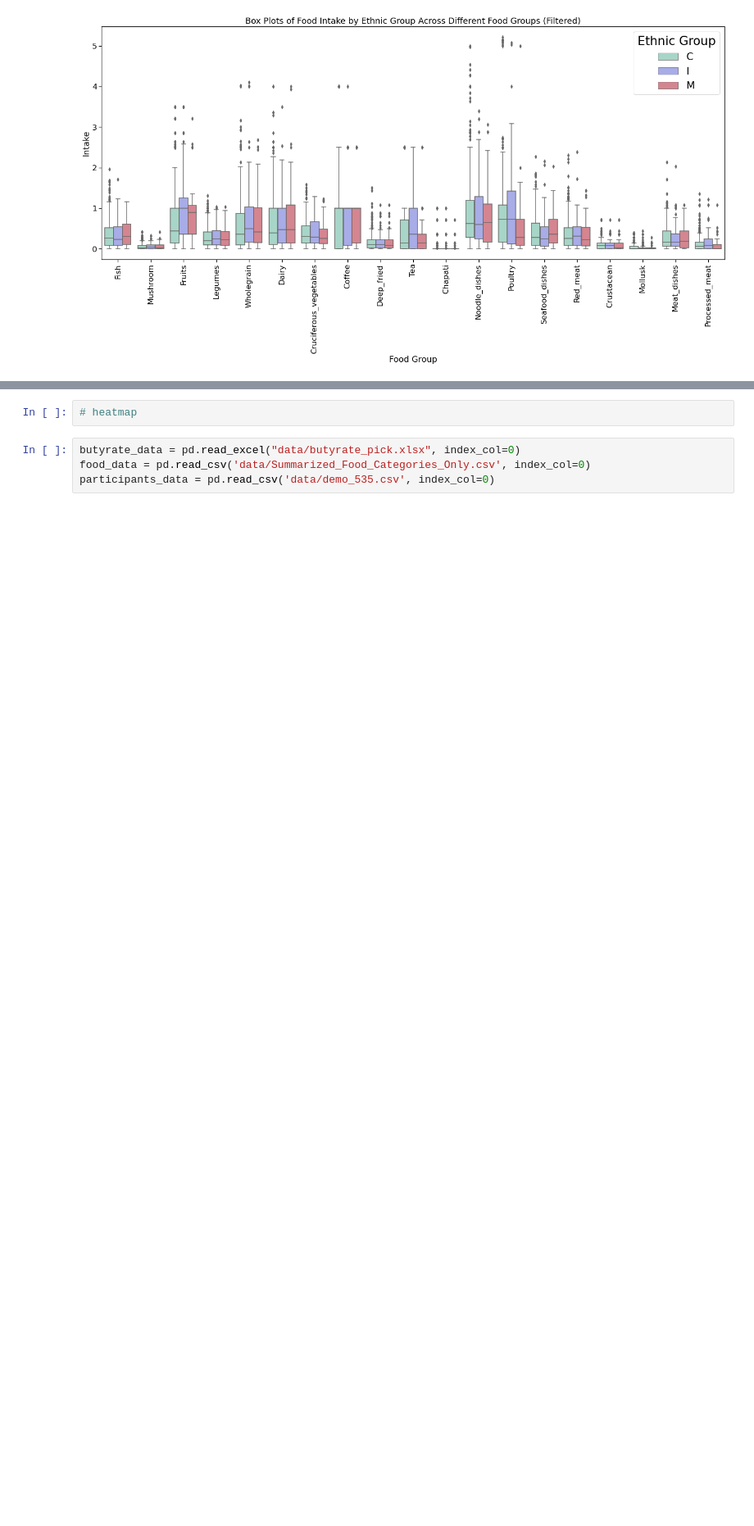
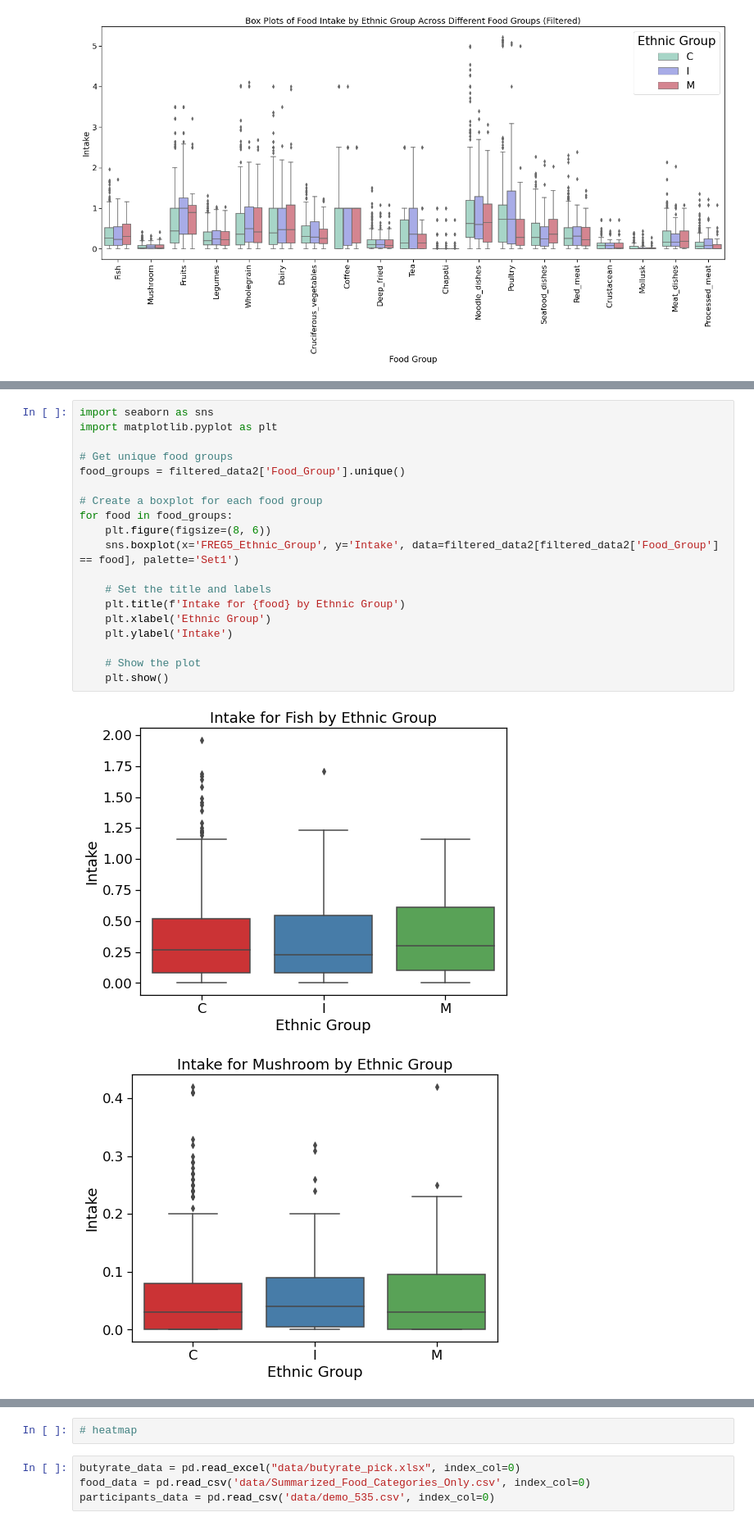
Before and after one commit to jaspershen-lab/HELIOS-project, a Jupyter notebook: 1-code/ruwen/race_food.ipynb, the cells around one changed output, grey strips where cells are left out. Shown at 82% size. Cells and saved outputs as stored; diff of their text form; blank space fills up the shorter version.

```diff
--- a/1-code/ruwen/race_food.ipynb
+++ b/1-code/ruwen/race_food.ipynb
@@ -297,0 +314,22 @@ plt.show()
+# %%
+import seaborn as sns
+import matplotlib.pyplot as plt
+
+# Get unique food groups
+food_groups = filtered_data2['Food_Group'].unique()
+
+# Create a boxplot for each food group
+for food in food_groups:
+    plt.figure(figsize=(8, 6))
+    sns.boxplot(x='FREG5_Ethnic_Group', y='Intake', data=filtered_data2[filtered_data2['Food_Group'] == food], palette='Set1')
+
+    # Set the title and labels
+    plt.title(f'Intake for {food} by Ethnic Group')
+    plt.xlabel('Ethnic Group')
+    plt.ylabel('Intake')
+
+    # Show the plot
+    plt.show()
+# %% [output]
+[figure, added]
+[figure, added]
```
Also changed, not shown: parts of 4 cells of this notebook, 2 other files.
